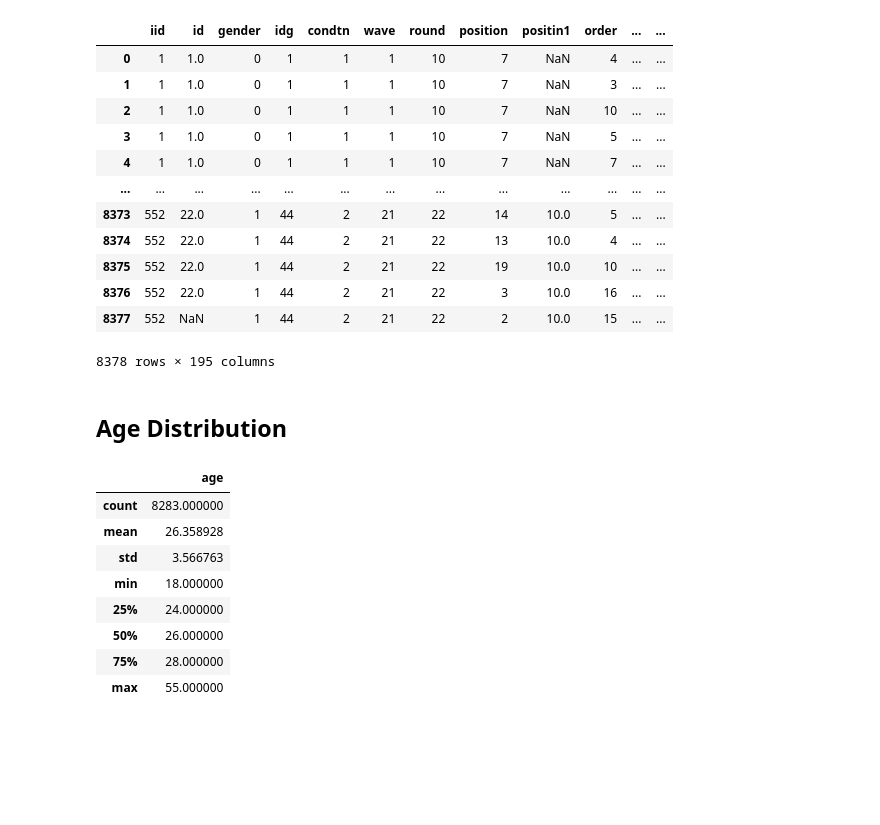
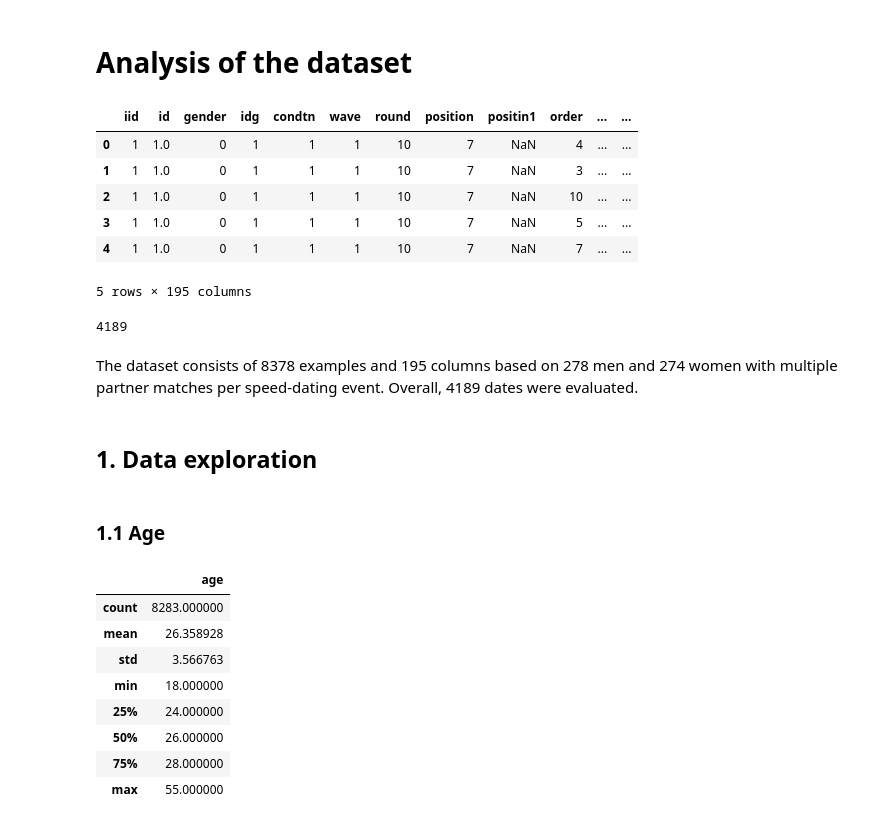
Before and after one commit to dtheo91/DataLiteracyPractical, a Jupyter notebook: EDA/Analysis.ipynb, the cells around one changed output. Drawn from its saved outputs; the diff is of its cells as text; code cells hidden in the pictures; blank space fills up the shorter version.

```diff
--- a/EDA/Analysis.ipynb
+++ b/EDA/Analysis.ipynb
@@ -1 +1,3 @@
+# %% [markdown]
+# Analysis of the dataset
 # %%
@@ -8,21 +10,27 @@ df = pd.read_csv("../Speed Dating Data.csv")
-# %%
-df
-# %% [output]
-|  | iid | id | gender | idg | condtn | wave | round | position | positin1 | order | ... | ... |
-| 0 | 1 | 1.0 | 0 | 1 | 1 | 1 | 10 | 7 | NaN | 4 | ... | ... |
-| 1 | 1 | 1.0 | 0 | 1 | 1 | 1 | 10 | 7 | NaN | 3 | ... | ... |
-| 2 | 1 | 1.0 | 0 | 1 | 1 | 1 | 10 | 7 | NaN | 10 | ... | ... |
-| 3 | 1 | 1.0 | 0 | 1 | 1 | 1 | 10 | 7 | NaN | 5 | ... | ... |
-| 4 | 1 | 1.0 | 0 | 1 | 1 | 1 | 10 | 7 | NaN | 7 | ... | ... |
-| ... | ... | ... | ... | ... | ... | ... | ... | ... | ... | ... | ... | ... |
-| 8373 | 552 | 22.0 | 1 | 44 | 2 | 21 | 22 | 14 | 10.0 | 5 | ... | ... |
-| 8374 | 552 | 22.0 | 1 | 44 | 2 | 21 | 22 | 13 | 10.0 | 4 | ... | ... |
-| 8375 | 552 | 22.0 | 1 | 44 | 2 | 21 | 22 | 19 | 10.0 | 10 | ... | ... |
-| 8376 | 552 | 22.0 | 1 | 44 | 2 | 21 | 22 | 3 | 10.0 | 16 | ... | ... |
-| 8377 | 552 | NaN | 1 | 44 | 2 | 21 | 22 | 2 | 10.0 | 15 | ... | ... |
-8378 rows × 195 columns
+# %%
+#load dataset
+df = pd.read_csv("../Speed Dating Data.csv", encoding = "ISO-8859-1")
+#df = pd.read_csv("../Speed Dating Data.csv") <- did not work for both of us
+df.head()
+# %% [output]
+|  | iid | id | gender | idg | condtn | wave | round | position | positin1 | order | ... | ... |
+| 0 | 1 | 1.0 | 0 | 1 | 1 | 1 | 10 | 7 | NaN | 4 | ... | ... |
+| 1 | 1 | 1.0 | 0 | 1 | 1 | 1 | 10 | 7 | NaN | 3 | ... | ... |
+| 2 | 1 | 1.0 | 0 | 1 | 1 | 1 | 10 | 7 | NaN | 10 | ... | ... |
+| 3 | 1 | 1.0 | 0 | 1 | 1 | 1 | 10 | 7 | NaN | 5 | ... | ... |
+| 4 | 1 | 1.0 | 0 | 1 | 1 | 1 | 10 | 7 | NaN | 7 | ... | ... |
+5 rows × 195 columns
+# %%
+num_of_dates = int(len(df) / 2)
+num_of_dates
+# %% [output]
+4189
+# %% [markdown]
+The dataset consists of 8378 examples and 195 columns based on 278 men and 274 women with multiple partner matches per speed-dating event. Overall, 4189 dates were evaluated.
+# %% [markdown]
+## 1. Data exploration
 # %% [markdown]
-## Age Distribution
+### 1.1 Age
 # %%
 df[["age"]].describe()
 # %% [output]
```
Also changed, not shown: parts of 36 cells of this notebook, 17 other files.
